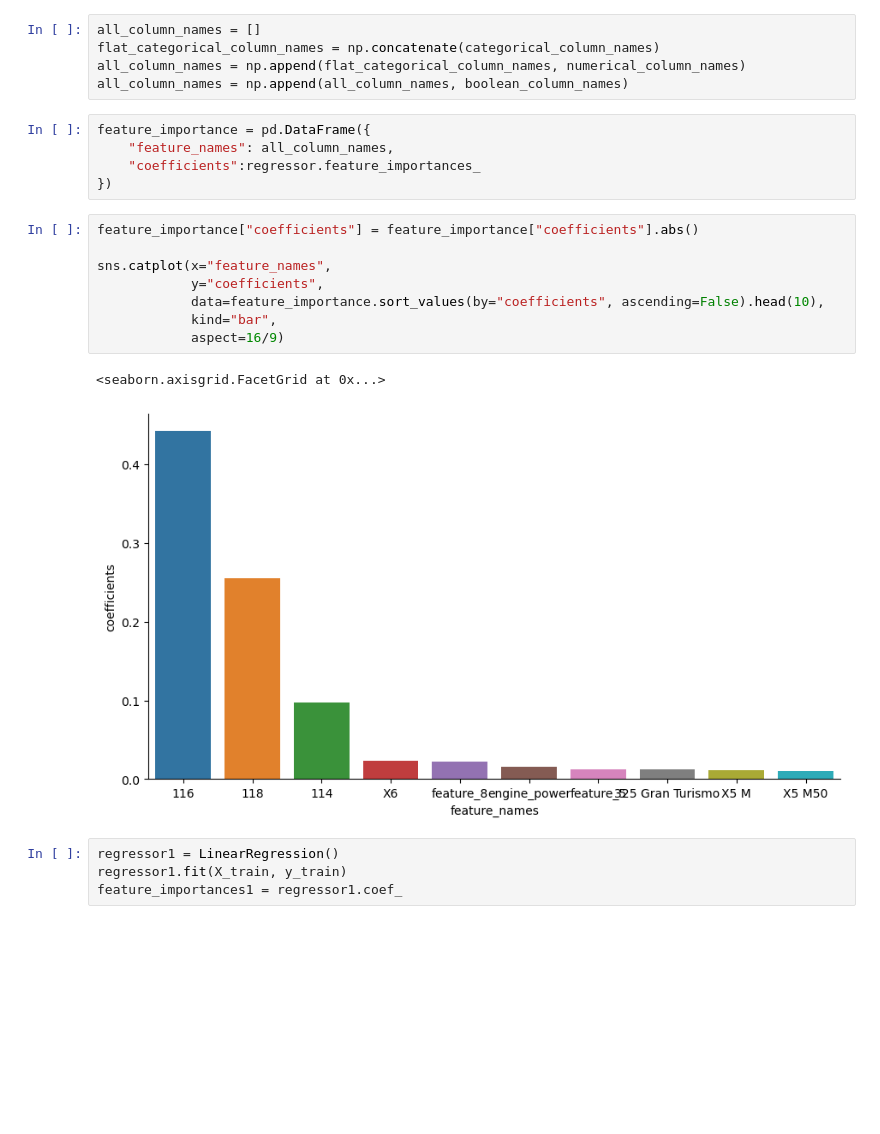
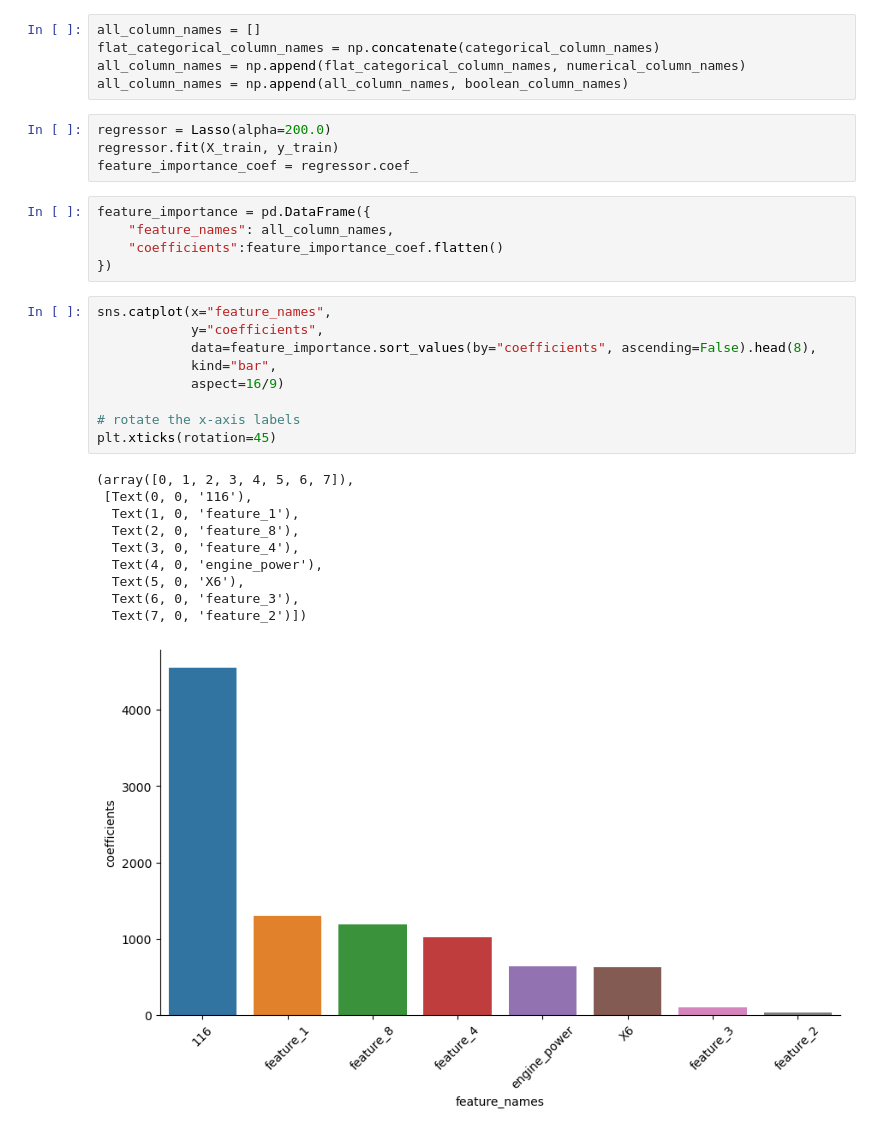
Before and after one commit to Mauvois/checkpoint_1, a Jupyter notebook: checkpoint1_MAUVOIS.ipynb, the cells around one changed output. Cells and saved outputs as stored; diff of their text form; blank space fills up the shorter version.

```diff
--- a/checkpoint1_MAUVOIS.ipynb
+++ b/checkpoint1_MAUVOIS.ipynb
@@ -407,23 +412,32 @@ all_column_names = []
 flat_categorical_column_names = np.concatenate(categorical_column_names)
 all_column_names = np.append(flat_categorical_column_names, numerical_column_names)
 all_column_names = np.append(all_column_names, boolean_column_names)
+# %%
+regressor = Lasso(alpha=200.0)
+regressor.fit(X_train, y_train)
+feature_importance_coef = regressor.coef_
 # %%
 feature_importance = pd.DataFrame({
     "feature_names": all_column_names,
-    "coefficients":regressor.feature_importances_
+    "coefficients":feature_importance_coef.flatten()
 })
 # %%
-feature_importance["coefficients"] = feature_importance["coefficients"].abs()
-
 sns.catplot(x="feature_names",
             y="coefficients",
-            data=feature_importance.sort_values(by="coefficients", ascending=False).head(10),
+            data=feature_importance.sort_values(by="coefficients", ascending=False).head(8),
             kind="bar",
             aspect=16/9)
+
+# rotate the x-axis labels
+plt.xticks(rotation=45)
 # %% [output]
-<seaborn.axisgrid.FacetGrid at 0x...>
+(array([0, 1, 2, 3, 4, 5, 6, 7]),
+ [Text(0, 0, '116'),
+  Text(1, 0, 'feature_1'),
+  Text(2, 0, 'feature_8'),
+  Text(3, 0, 'feature_4'),
+  Text(4, 0, 'engine_power'),
+  Text(5, 0, 'X6'),
+  Text(6, 0, 'feature_3'),
+  Text(7, 0, 'feature_2')])
-[figure, old version]
+[figure, new version]
-# %%
-regressor1 = LinearRegression()
-regressor1.fit(X_train, y_train)
-feature_importances1 = regressor1.coef_
```
Also changed, not shown: parts of 48 cells of this notebook.
